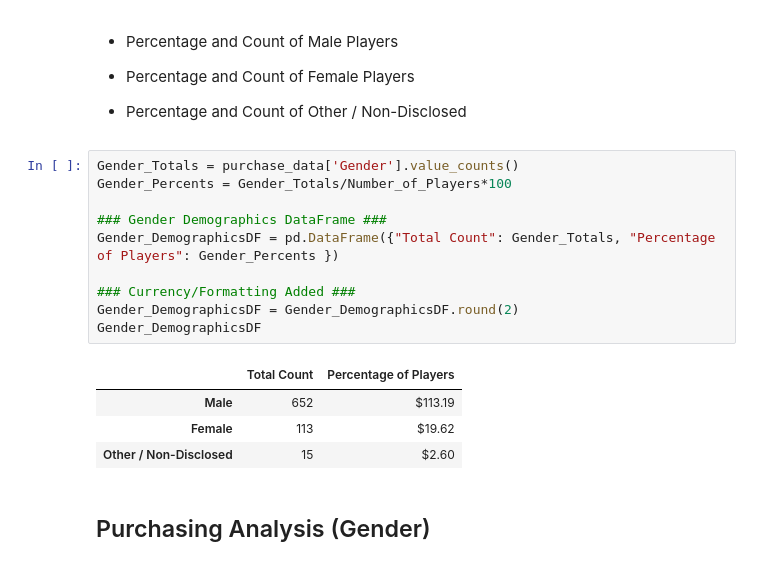
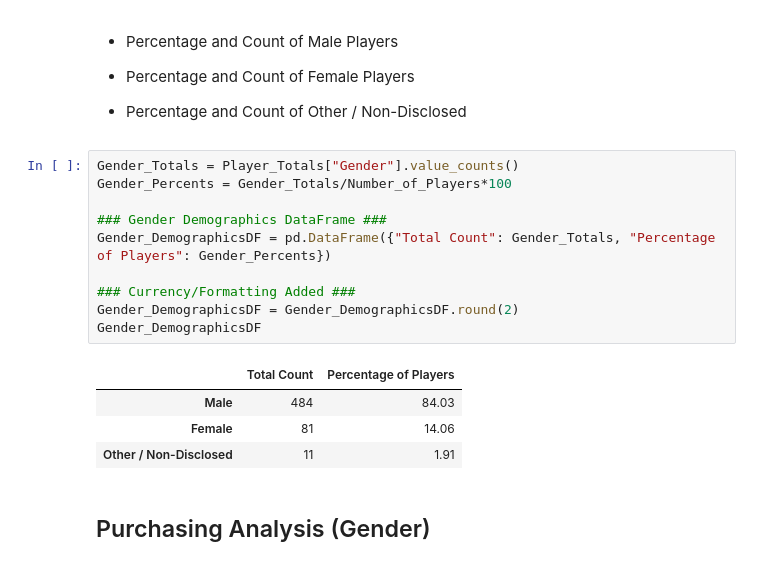
Before and after one commit to edo2021/Pandas_Challenge, a Jupyter notebook: HeroesOfPymoli/HeroesOfPymoli.ipynb, the cells around one changed output. Saved outputs shown, nothing was run; the diff lists cells and outputs as text.

```diff
--- a/HeroesOfPymoli/HeroesOfPymoli.ipynb
+++ b/HeroesOfPymoli/HeroesOfPymoli.ipynb
@@ -73,20 +73,20 @@ Total_Purchasing_AnalysisDF
 
 * Percentage and Count of Other / Non-Disclosed
 # %%
-Gender_Totals = purchase_data['Gender'].value_counts()
+Gender_Totals = Player_Totals["Gender"].value_counts()
 Gender_Percents = Gender_Totals/Number_of_Players*100
 
 ### Gender Demographics DataFrame ###
-Gender_DemographicsDF = pd.DataFrame({"Total Count": Gender_Totals, "Percentage of Players": Gender_Percents })
+Gender_DemographicsDF = pd.DataFrame({"Total Count": Gender_Totals, "Percentage of Players": Gender_Percents})
 
 ### Currency/Formatting Added ###
 Gender_DemographicsDF = Gender_DemographicsDF.round(2)
 Gender_DemographicsDF
 # %% [output]
 |  | Total Count | Percentage of Players |
-| Male | 652 | $113.19 |
-| Female | 113 | $19.62 |
-| Other / Non-Disclosed | 15 | $2.60 |
+| Male | 484 | 84.03 |
+| Female | 81 | 14.06 |
+| Other / Non-Disclosed | 11 | 1.91 |
 # %% [markdown]
 
 ## Purchasing Analysis (Gender)
```
Also changed, not shown: parts of 6 cells of this notebook.
